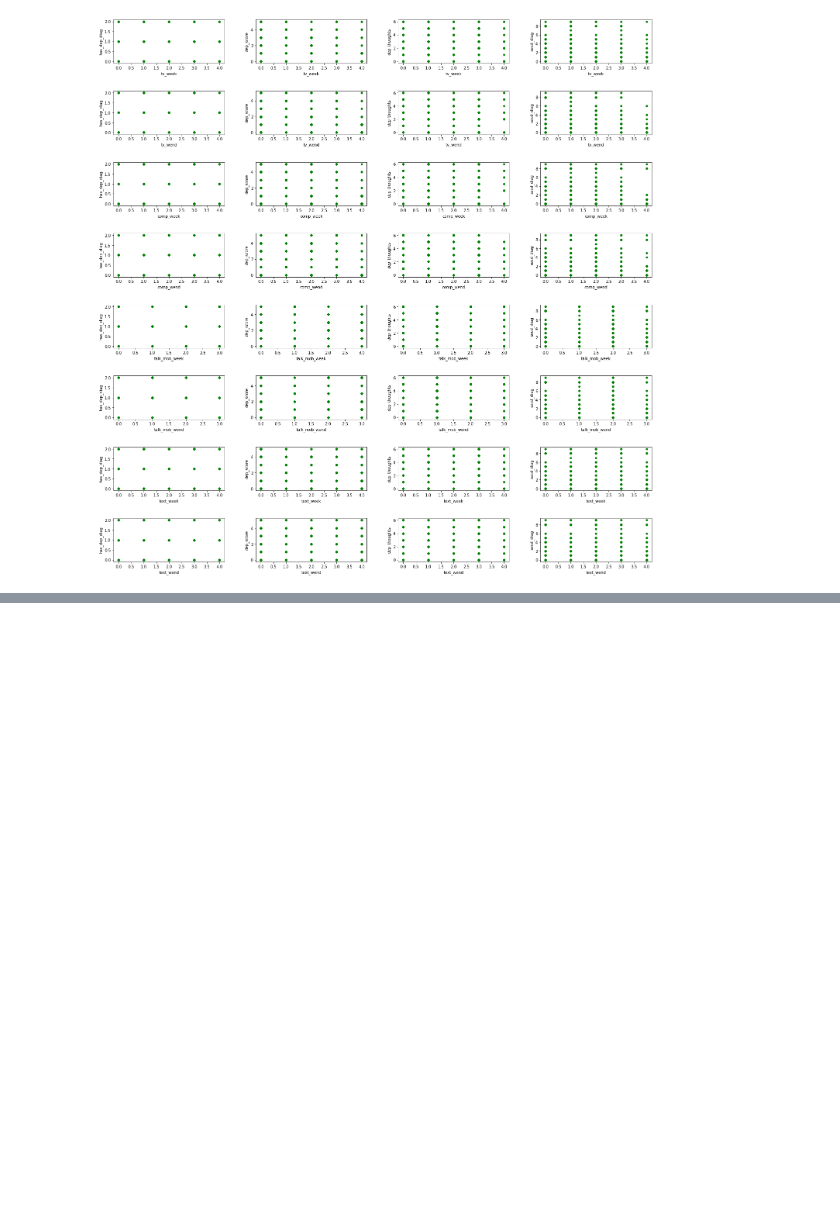
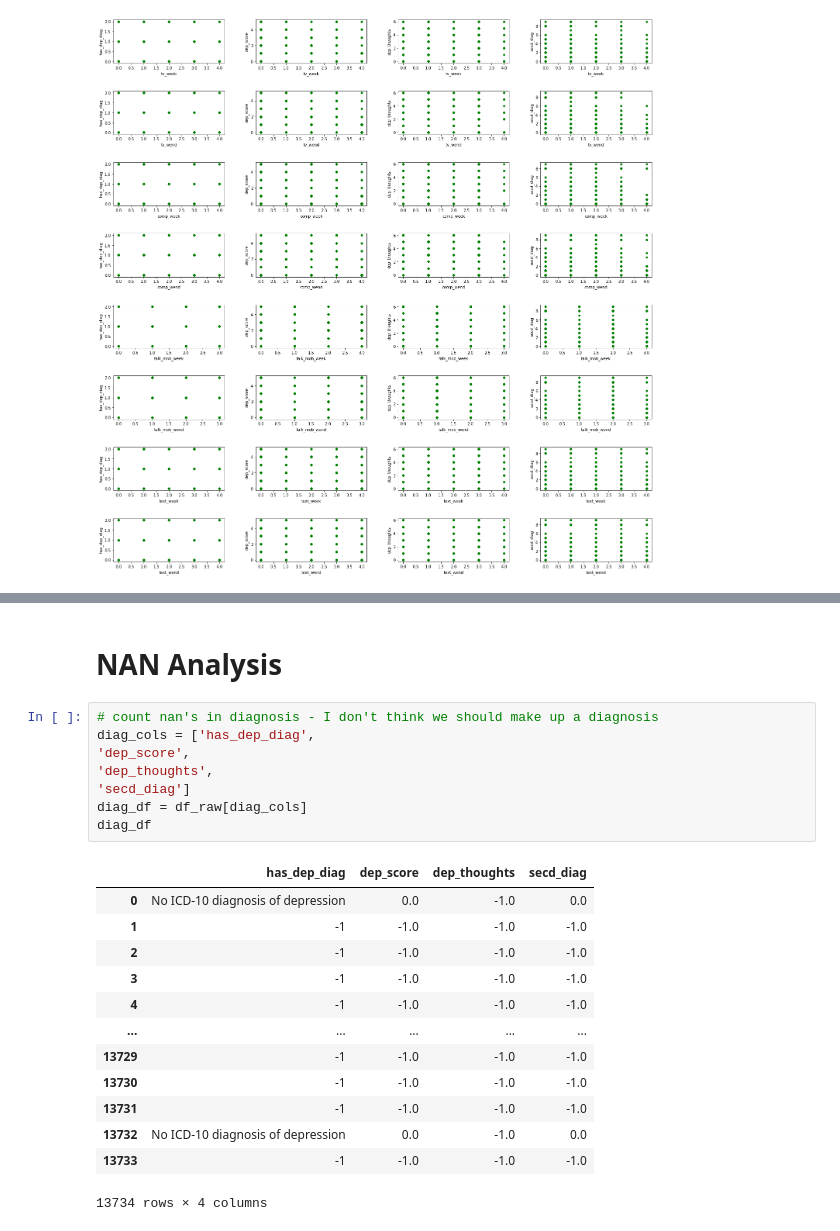
Before and after one commit to phillipSloan/applied-data-science, a Jupyter notebook: personal-notebooks/data-exploration-isabella.ipynb, the cells around one changed output, grey strips where cells are left out. Drawn from its saved outputs; the diff is of its cells as text; blank space fills up the shorter version.

```diff
--- a/personal-notebooks/data-exploration-isabella.ipynb
+++ b/personal-notebooks/data-exploration-isabella.ipynb
@@ -424,3 +420,27 @@ sns.heatmap(cov_matrix, annot=True)
 # %% [output]
 <AxesSubplot:>
 [figure]
+# %% [markdown]
+# NAN Analysis
+# %%
+# count nan's in diagnosis - I don't think we should make up a diagnosis
+diag_cols = ['has_dep_diag',
+'dep_score',
+'dep_thoughts',
+'secd_diag']
+diag_df = df_raw[diag_cols]
+diag_df
+# %% [output]
+|  | has_dep_diag | dep_score | dep_thoughts | secd_diag |
+| 0 | No ICD-10 diagnosis of depression | 0.0 | -1.0 | 0.0 |
+| 1 | -1 | -1.0 | -1.0 | -1.0 |
+| 2 | -1 | -1.0 | -1.0 | -1.0 |
+| 3 | -1 | -1.0 | -1.0 | -1.0 |
+| 4 | -1 | -1.0 | -1.0 | -1.0 |
+| ... | ... | ... | ... | ... |
+| 13729 | -1 | -1.0 | -1.0 | -1.0 |
+| 13730 | -1 | -1.0 | -1.0 | -1.0 |
+| 13731 | -1 | -1.0 | -1.0 | -1.0 |
+| 13732 | No ICD-10 diagnosis of depression | 0.0 | -1.0 | 0.0 |
+| 13733 | -1 | -1.0 | -1.0 | -1.0 |
+13734 rows × 4 columns
```
Also changed, not shown: parts of 2 cells of this notebook.
